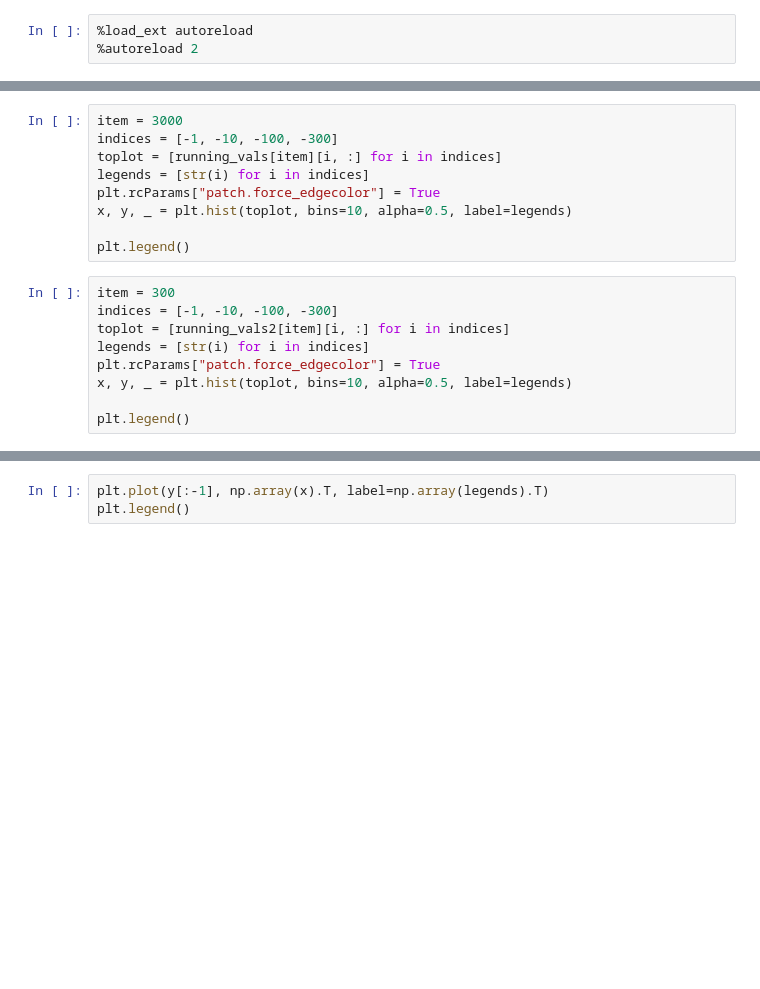
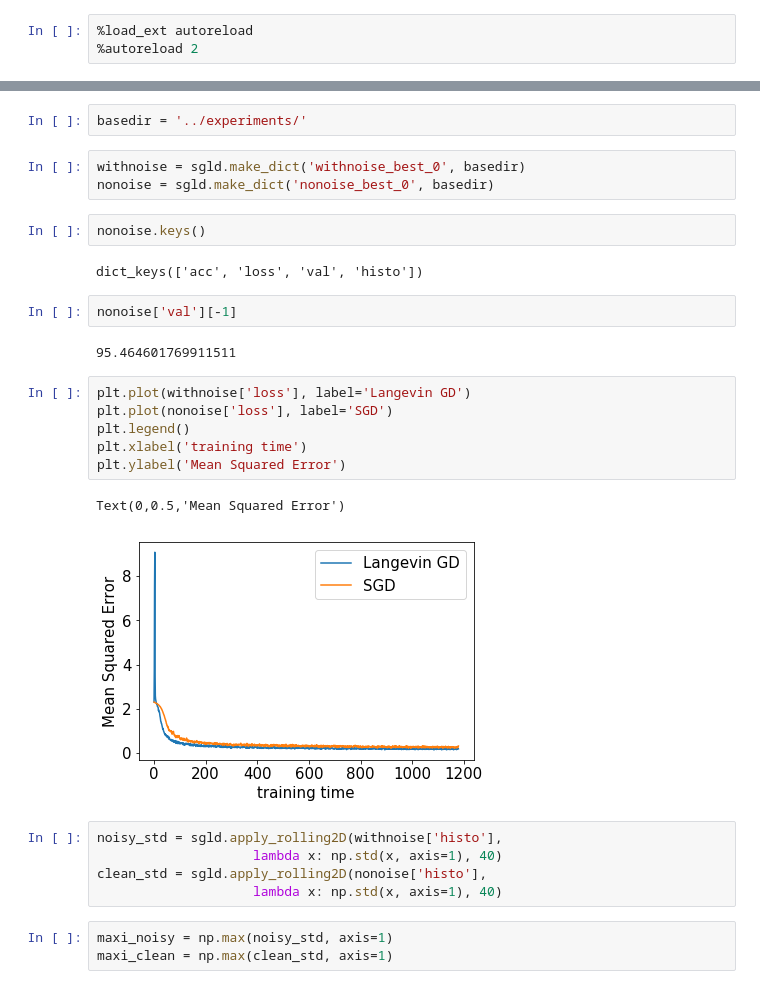
Before and after one commit to henripal/sgld, a Jupyter notebook: nbs/mnist.ipynb, the cells around one changed output, grey strips where cells are left out. Cells and saved outputs as stored; diff of their text form; blank space fills up the shorter version.

Commit message:
added plotting

```diff
--- a/nbs/mnist.ipynb
+++ b/nbs/mnist.ipynb
@@ -72,18 +20,0 @@ ha = np.vstack(running_vals)
-# %%
-item = 3000
-indices = [-1, -10, -100, -300]
-toplot = [running_vals[item][i, :] for i in indices]
-legends = [str(i) for i in indices]
-plt.rcParams["patch.force_edgecolor"] = True
-x, y, _ = plt.hist(toplot, bins=10, alpha=0.5, label=legends)
-
-plt.legend()
-# %%
-item = 300
-indices = [-1, -10, -100, -300]
-toplot = [running_vals2[item][i, :] for i in indices]
-legends = [str(i) for i in indices]
-plt.rcParams["patch.force_edgecolor"] = True
-x, y, _ = plt.hist(toplot, bins=10, alpha=0.5, label=legends)
-
-plt.legend()
@@ -93,3 +21,30 @@ plt.legend()
-# %%
-plt.plot(y[:-1], np.array(x).T, label=np.array(legends).T)
-plt.legend()
+# %%
+basedir = '../experiments/'
+# %%
+withnoise = sgld.make_dict('withnoise_best_0', basedir)
+nonoise = sgld.make_dict('nonoise_best_0', basedir)
+# %%
+nonoise.keys()
+# %% [output]
+dict_keys(['acc', 'loss', 'val', 'histo'])
+# %%
+nonoise['val'][-1]
+# %% [output]
+95.464601769911511
+# %%
+plt.plot(withnoise['loss'], label='Langevin GD')
+plt.plot(nonoise['loss'], label='SGD')
+plt.legend()
+plt.xlabel('training time')
+plt.ylabel('Mean Squared Error')
+# %% [output]
+Text(0,0.5,'Mean Squared Error')
+[figure, added]
+# %%
+noisy_std = sgld.apply_rolling2D(withnoise['histo'],
+                    lambda x: np.std(x, axis=1), 40)
+clean_std = sgld.apply_rolling2D(nonoise['histo'],
+                    lambda x: np.std(x, axis=1), 40)
+# %%
+maxi_noisy = np.max(noisy_std, axis=1)
+maxi_clean = np.max(clean_std, axis=1)
```
Also changed, not shown: parts of 22 cells of this notebook, 5 other files.
